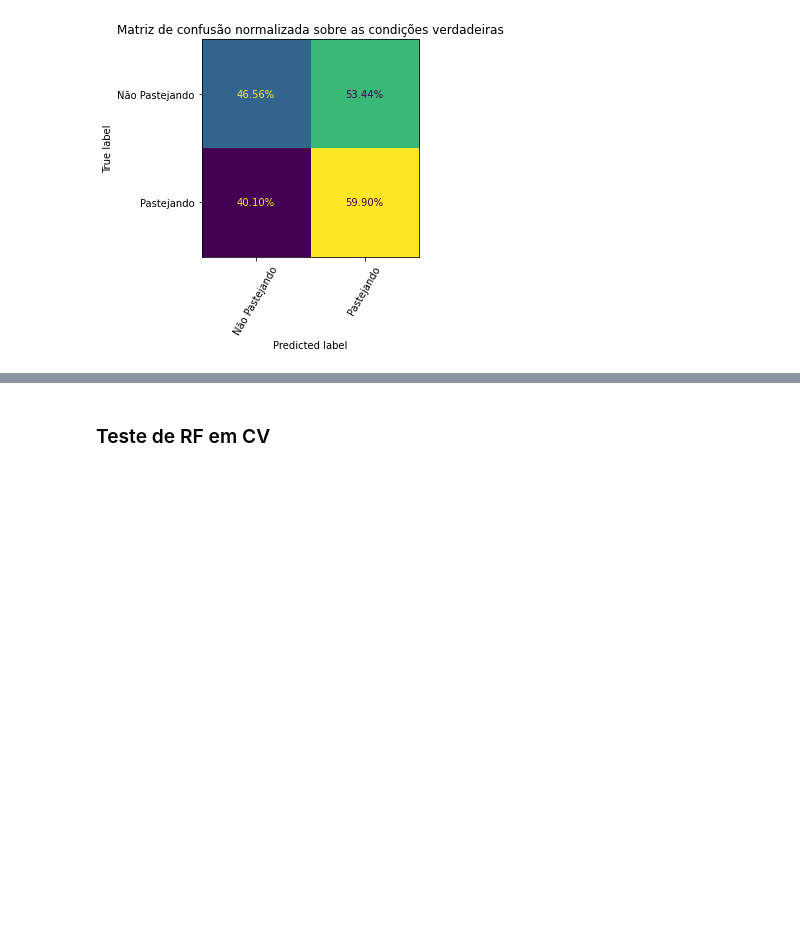
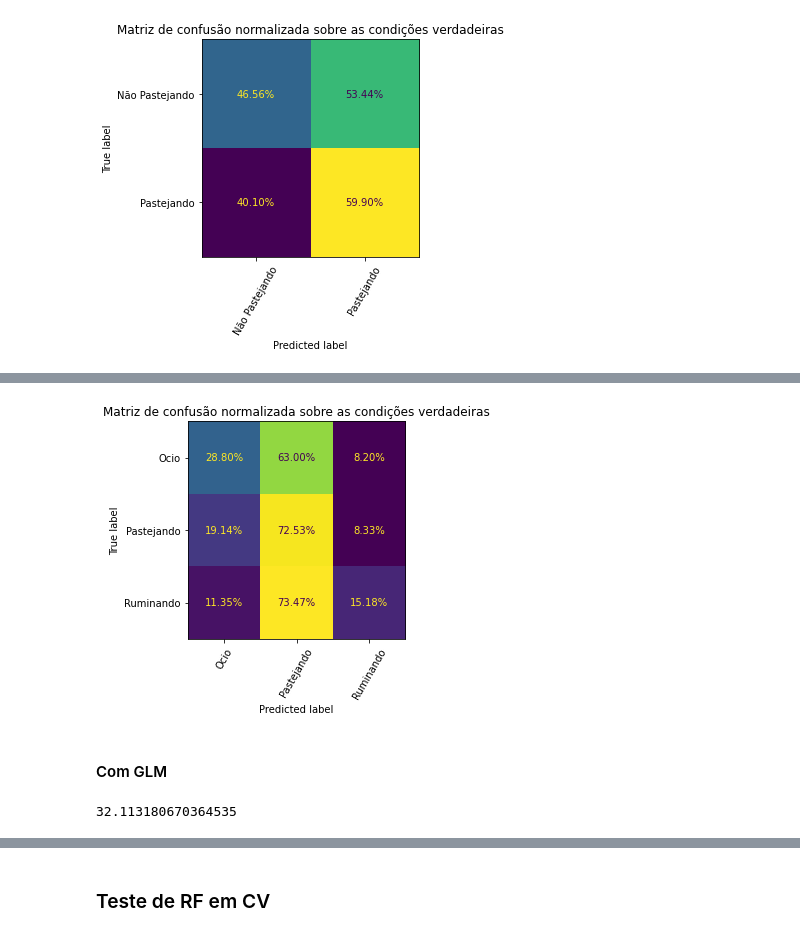
Before and after one commit to egmaziero/ZooWithAI, a Jupyter notebook: Lazaro - Treinamento e Validacao.ipynb, the cells around one changed output, grey strips where cells are left out. Cells and saved outputs as stored; diff of their text form; code cells hidden in the pictures; blank space fills up the shorter version.

```diff
--- a/Lazaro - Treinamento e Validacao.ipynb
+++ b/Lazaro - Treinamento e Validacao.ipynb
@@ -1079,0 +1194,3 @@ imprimeMatrizDeConfusão(y, preds, knn_model)
+# %%
+%%time
+preds = rn_model.predict(X)
@@ -1079,0 +1216,6 @@ imprimeMatrizDeConfusão(y, preds, knn_model)
+# %%
+imprimeMatrizDeConfusão(y, preds, rn_model)
+# %% [output]
+[figure, added]
+# %% [markdown]
+#### Com GLM
@@ -1079,0 +1243,4 @@ imprimeMatrizDeConfusão(y, preds, knn_model)
+# %%
+accuracy_score(y, preds)*100
+# %% [output]
+32.113180670364535
```
Also changed, not shown: parts of 43 cells of this notebook.
